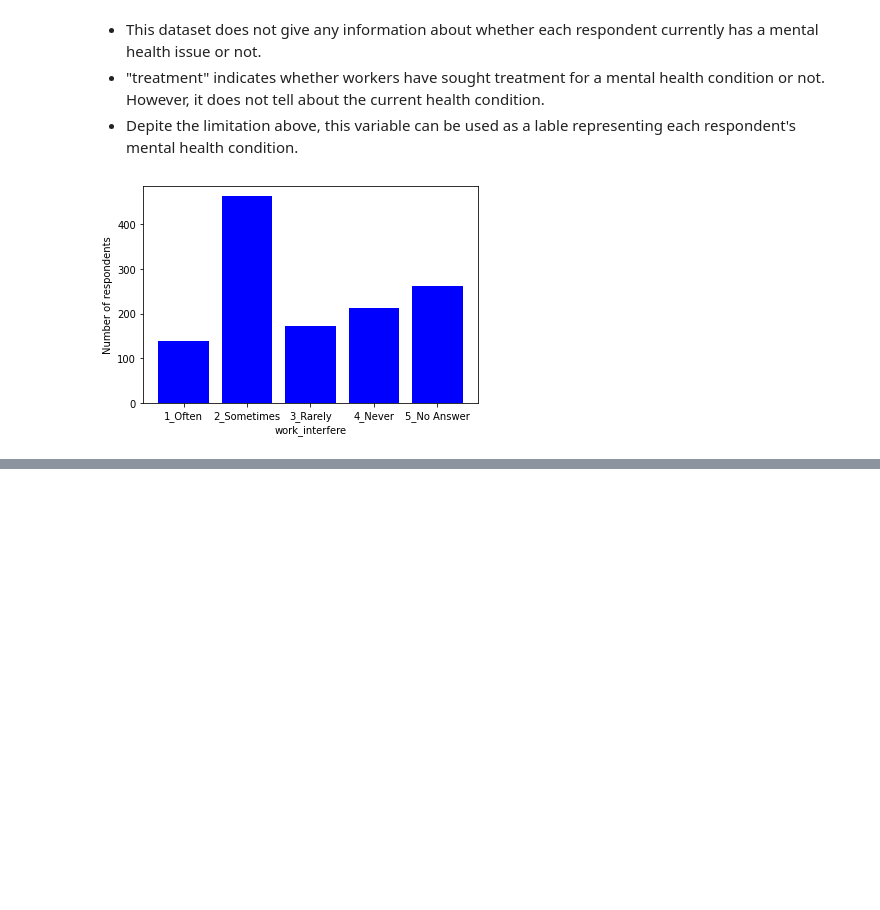
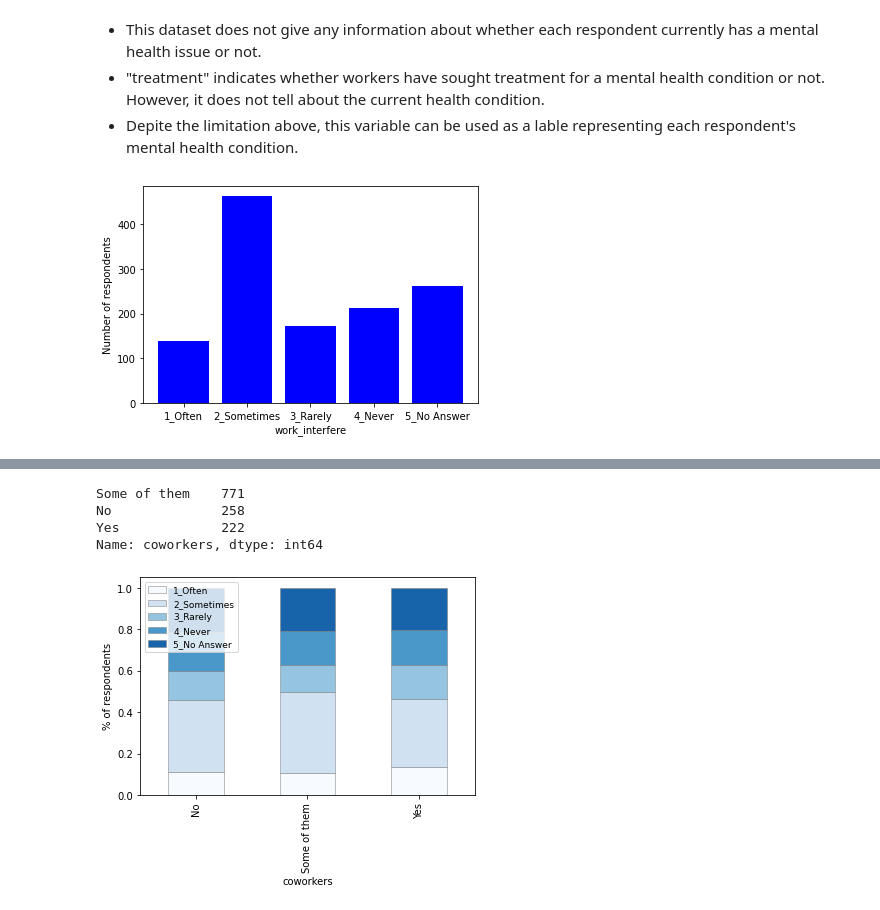
Before and after one commit to ceciliastern/ds_term_project, a Jupyter notebook: Term Project - Mental Health Dataset.ipynb, the cells around one changed output, grey strips where cells are left out. Drawn from its saved outputs; the diff is of its cells as text; code cells hidden in the pictures; blank space fills up the shorter version.

```diff
--- a/Term Project - Mental Health Dataset.ipynb
+++ b/Term Project - Mental Health Dataset.ipynb
@@ -274,2 +269,29 @@ Research questions and hypotheses:
     Willingness to share the issues: "coworkers", "supervisor"
     Workplace issue: "work_interfere"
+# %%
+# Define a function creating a stacked bar chart
+def create_bar_chart(feature, label):
+    # Create a 2x2 table with a feature and a label
+    cross = pd.crosstab(feature,label,normalize="index")
+
+    # Designate colors
+    cmap = plt.get_cmap("Blues")
+    colors = []
+    for i in range(len(label.unique())):
+        colors += [cmap(i/(len(label.unique())))]
+        i += 1
+
+    # Plot a stacked bar chart
+    cross.plot.bar(stacked=True, color=colors, edgecolor="gray",linewidth=0.5)
+    plt.ylabel("% of respondents")
+    plt.legend(loc="upper left", fontsize=9)
+# %%
+# Relationship between "coworkers" and "work_interfere"
+print(mh_df["coworkers"].value_counts())
+create_bar_chart(mh_df["coworkers"],mh_df["work_interfere"])
+# %% [output]
+Some of them    771
+No              258
+Yes             222
+Name: coworkers, dtype: int64
+[figure, added]
```
Also changed, not shown: parts of 14 cells of this notebook.
